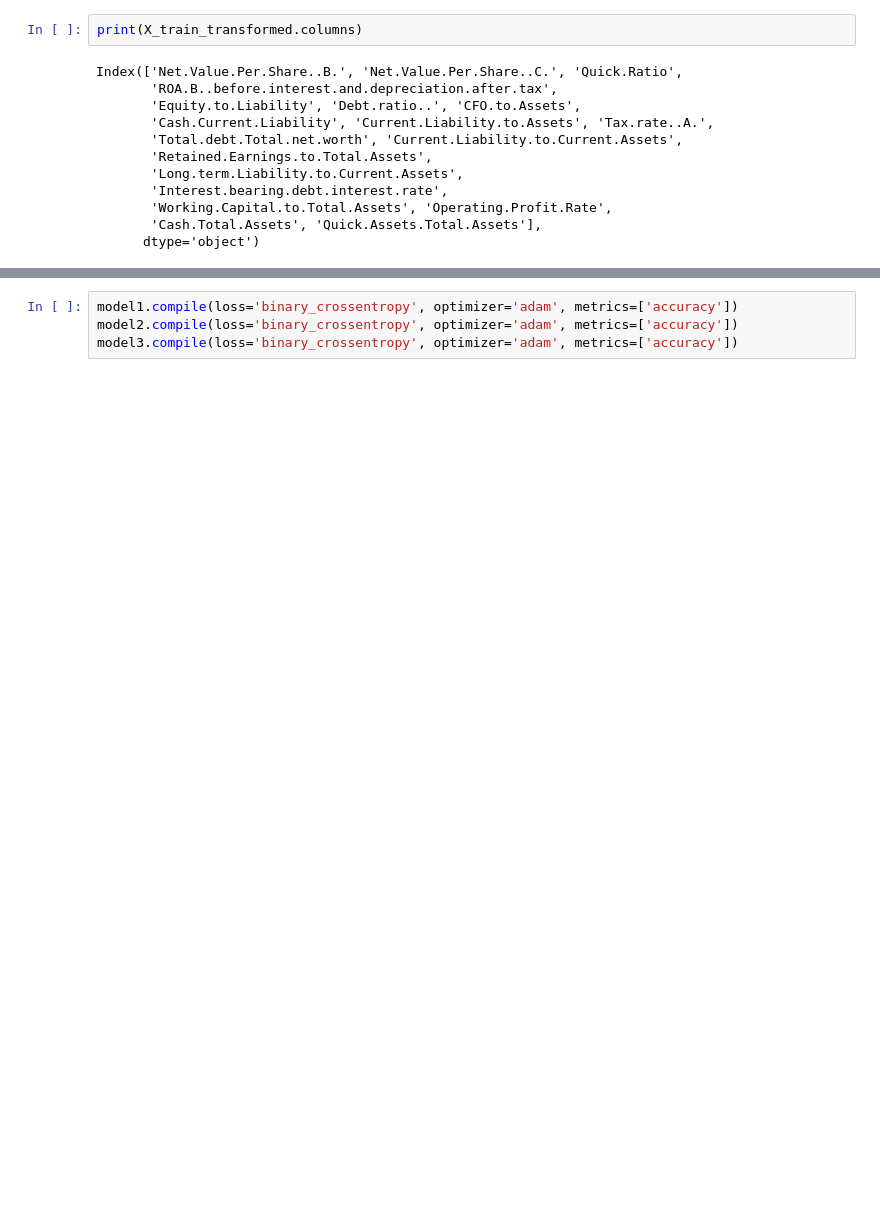
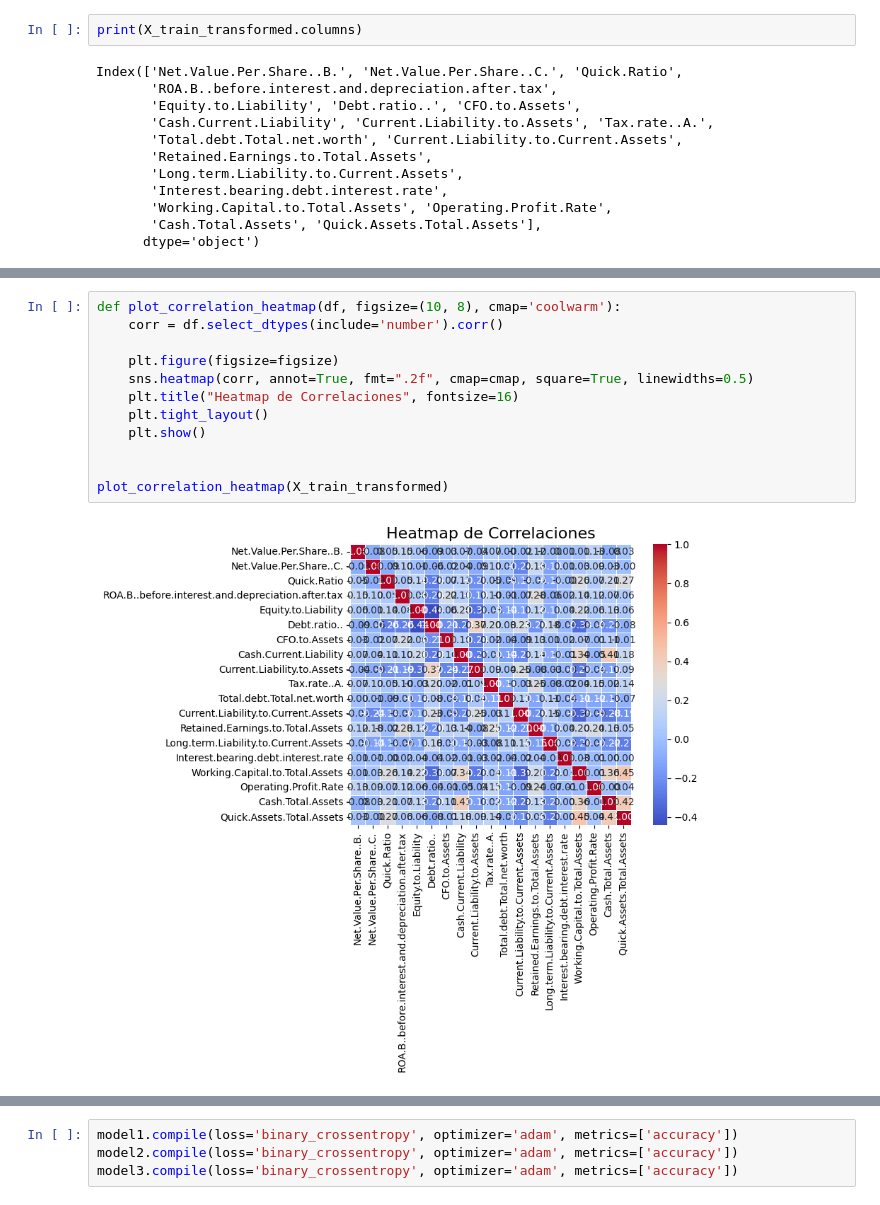
Before and after one commit to molinamarriott/challenge_deep_learning, a Jupyter notebook: code.ipynb, the cells around one changed output, grey strips where cells are left out. Saved outputs shown, nothing was run; the diff lists cells and outputs as text; blank space fills up the shorter version.

```diff
--- a/code.ipynb
+++ b/code.ipynb
@@ -376,0 +395,14 @@ X_train_transformed
+# %%
+def plot_correlation_heatmap(df, figsize=(10, 8), cmap='coolwarm'):
+    corr = df.select_dtypes(include='number').corr()
+
+    plt.figure(figsize=figsize)
+    sns.heatmap(corr, annot=True, fmt=".2f", cmap=cmap, square=True, linewidths=0.5)
+    plt.title("Heatmap de Correlaciones", fontsize=16)
+    plt.tight_layout()
+    plt.show()
+
+
+plot_correlation_heatmap(X_train_transformed)
+# %% [output]
+[figure, added]
```
Also changed, not shown: parts of 14 cells of this notebook.
